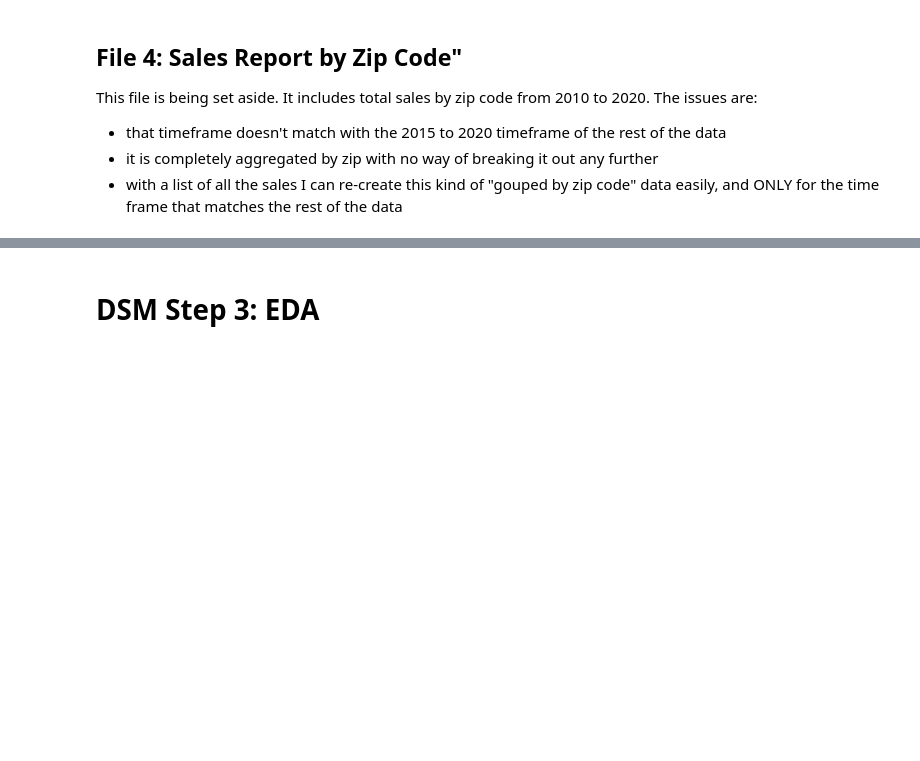
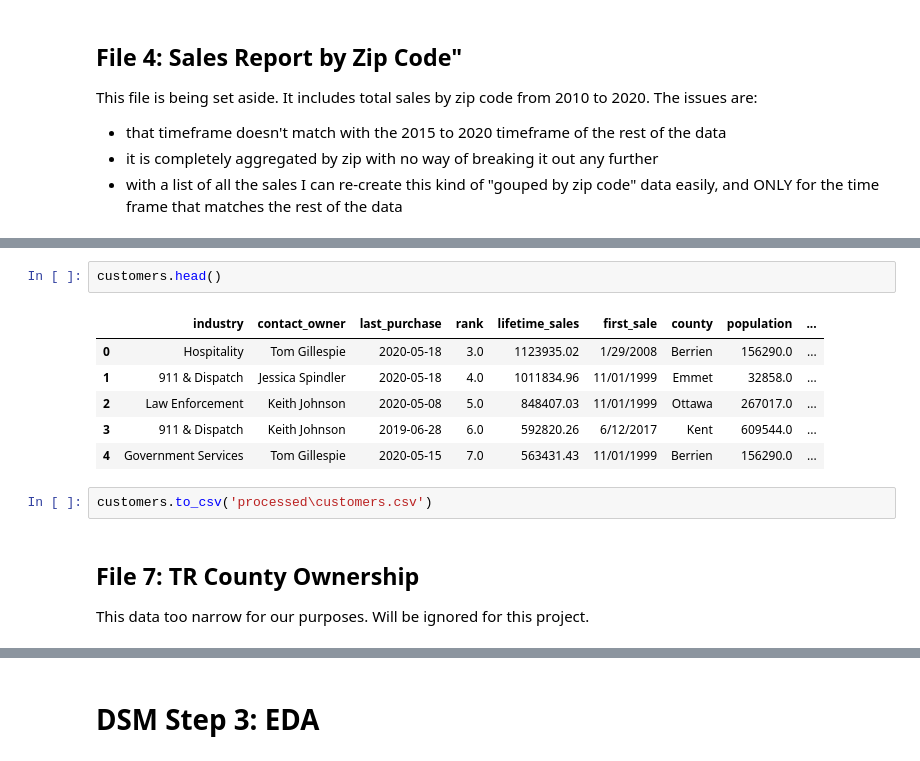
Before and after one commit to markdurrenberger/Retail_Forecasting, a Jupyter notebook: 2_3DataWrangling_EDA.ipynb, the cells around one changed output, grey strips where cells are left out. Drawn from its saved outputs; the diff is of its cells as text; blank space fills up the shorter version.

```diff
--- a/2_3DataWrangling_EDA.ipynb
+++ b/2_3DataWrangling_EDA.ipynb
@@ -673,0 +815,15 @@ I'm not really understanding this all that well
+# %%
+customers.head()
+# %% [output]
+|  | industry | contact_owner | last_purchase | rank | lifetime_sales | first_sale | county | population | ... |
+| 0 | Hospitality | Tom Gillespie | 2020-05-18 | 3.0 | 1123935.02 | 1/29/2008 | Berrien | 156290.0 | ... |
+| 1 | 911 & Dispatch | Jessica Spindler | 2020-05-18 | 4.0 | 1011834.96 | 11/01/1999 | Emmet | 32858.0 | ... |
+| 2 | Law Enforcement | Keith Johnson | 2020-05-08 | 5.0 | 848407.03 | 11/01/1999 | Ottawa | 267017.0 | ... |
+| 3 | 911 & Dispatch | Keith Johnson | 2019-06-28 | 6.0 | 592820.26 | 6/12/2017 | Kent | 609544.0 | ... |
+| 4 | Government Services | Tom Gillespie | 2020-05-15 | 7.0 | 563431.43 | 11/01/1999 | Berrien | 156290.0 | ... |
+# %%
+customers.to_csv('processed\customers.csv')
+# %% [markdown]
+## File 7: TR County Ownership
+
+This data too narrow for our purposes. Will be ignored for this project.
```
Also changed, not shown: parts of 33 cells of this notebook, 2 other files.
